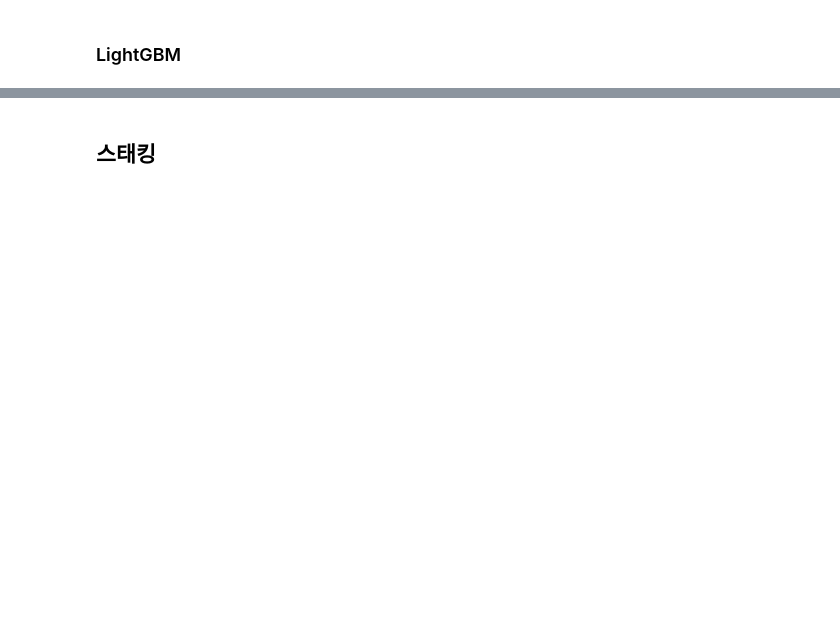
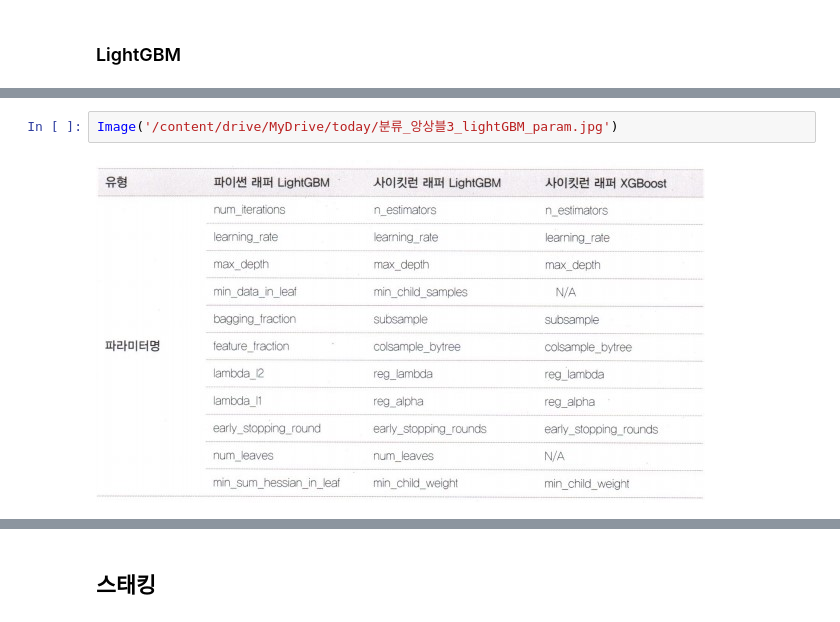
Before and after one commit to JaehonxKIM/StudyMechineLearning, a Jupyter notebook: 머신러닝 개요/5_머신러닝_지도학습_분류_주요알고리즘.ipynb, the cells around one changed output, grey strips where cells are left out. Saved outputs shown, nothing was run; the diff lists cells and outputs as text; blank space fills up the shorter version.

```diff
--- a/머신러닝 개요/5_머신러닝_지도학습_분류_주요알고리즘.ipynb
+++ b/머신러닝 개요/5_머신러닝_지도학습_분류_주요알고리즘.ipynb
@@ -982,0 +1178,4 @@ dtest  = xgb.DMatrix(data = X_train, label = y_train)
+# %%
+Image('/content/drive/MyDrive/today/분류_앙상블3_lightGBM_param.jpg')
+# %% [output]
+[figure, added]
```
Also changed, not shown: parts of 84 cells of this notebook, 4 other files.
